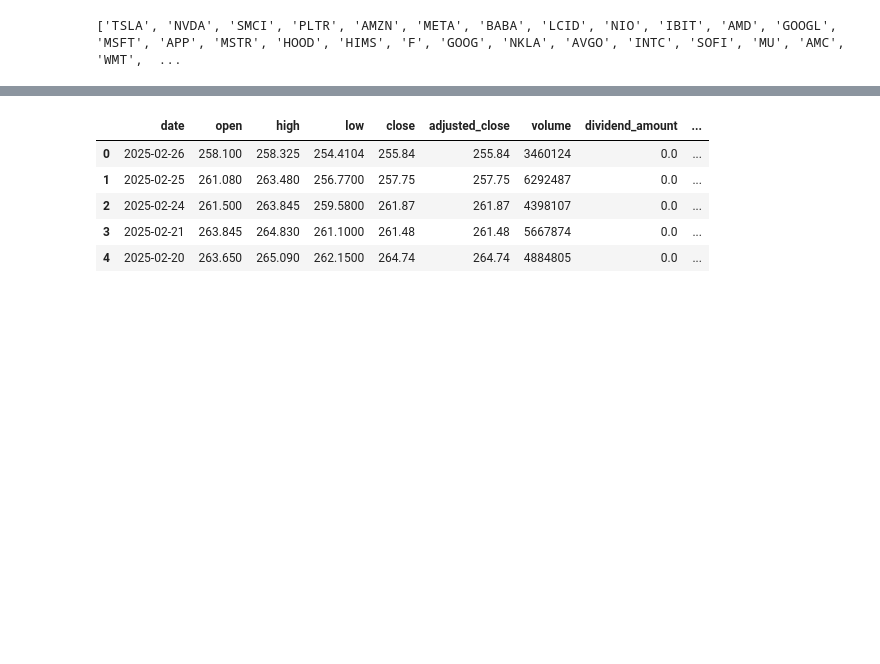
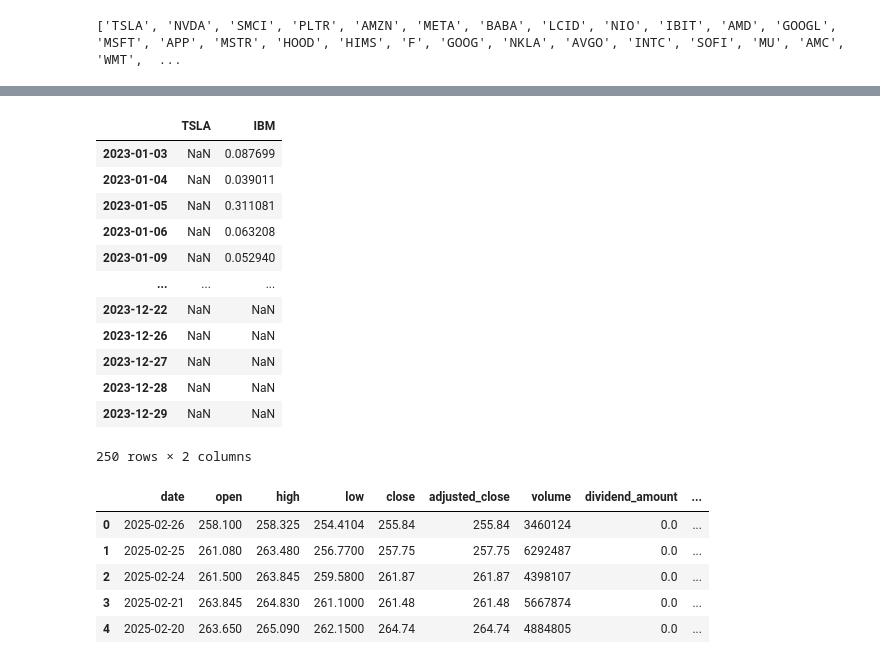
Before and after one commit to roshnx/buy-rough-sell-smooth, a Jupyter notebook: implied_roughness.ipynb, the cells around one changed output, grey strips where cells are left out. Saved outputs shown, nothing was run; the diff lists cells and outputs as text; code cells hidden in the pictures; blank space fills up the shorter version.

```diff
--- a/implied_roughness.ipynb
+++ b/implied_roughness.ipynb
@@ -349,3 +369,19 @@ stocks_data.shape
+# %%
+h_values_df
+# %% [output]
+|  | TSLA | IBM |
+| 2023-01-03 | NaN | 0.087699 |
+| 2023-01-04 | NaN | 0.039011 |
+| 2023-01-05 | NaN | 0.311081 |
+| 2023-01-06 | NaN | 0.063208 |
+| 2023-01-09 | NaN | 0.052940 |
+| ... | ... | ... |
+| 2023-12-22 | NaN | NaN |
+| 2023-12-26 | NaN | NaN |
+| 2023-12-27 | NaN | NaN |
+| 2023-12-28 | NaN | NaN |
+| 2023-12-29 | NaN | NaN |
+250 rows × 2 columns
 # %%
 stocks_data.head()
 # %% [output]
```
Also changed, not shown: parts of 9 cells of this notebook, 1 other file.
